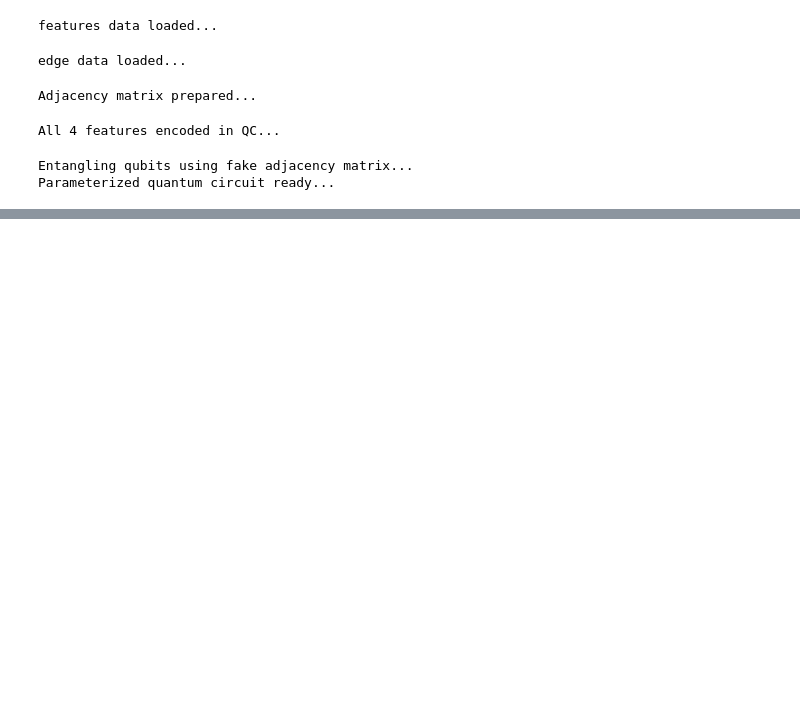
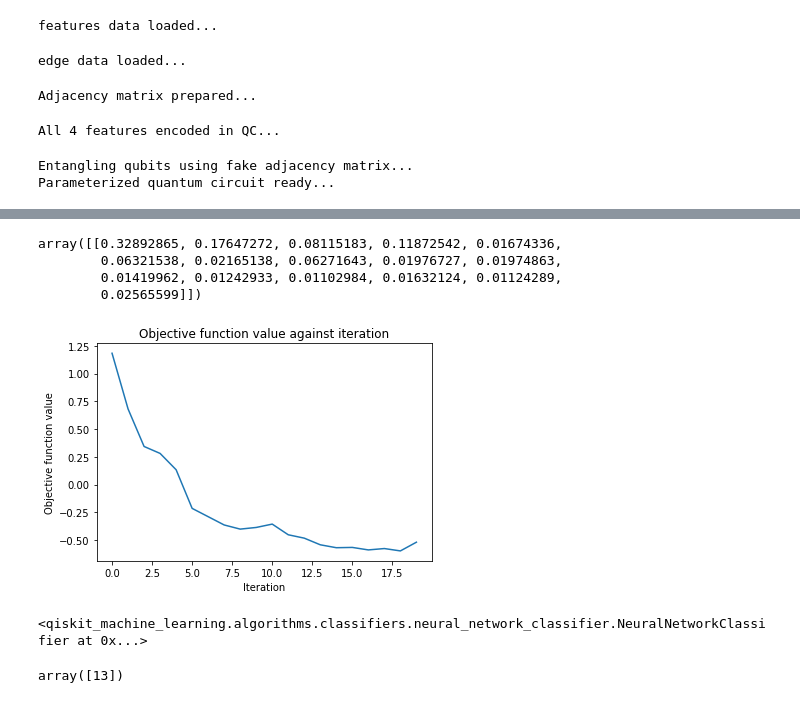
Before and after one commit to jihwanoh123/particle_trajectory, a Jupyter notebook: Design_sample.ipynb, the cells around one changed output, grey strips where cells are left out. Saved outputs shown, nothing was run; the diff lists cells and outputs as text; code cells hidden in the pictures; blank space fills up the shorter version.

Commit message:
Run well( with wrong y shape)

```diff
--- a/Design_sample.ipynb
+++ b/Design_sample.ipynb
@@ -141,12 +144,12 @@ Parameterized quantum circuit ready...
 # %%
 # Add measurement operations based on adjacency matrix A
 #meas = QuantumCircuit(num_qubits, num_qubits)
-look = []
+look = [0 for _ in range(len(A))]
 for i in range(len(A)):
     for j in range(i + 1, len(A)):
         if A[i][j] == 1:
-            look.append(i*4)
-#meas.measure_all()
-#full_circuit = qc.compose(meas, range(num_qubits))
-len(look)
+            look[j]=1
+#Edge info is collected in look
+#Would like to compare it with QNN output
+look
 # %% [output]
@@ -177,21 +166,63 @@ sampler_qnn = SamplerQNN(
+# %%
+#Implement quantum neural network
+from qiskit_machine_learning.neural_networks import SamplerQNN, EstimatorQNN
+def custom_interpret(x):
+    binary_str="{:b}".format(x)
+    slice_length = len(binary_str) // Nv
+    results = 0
+    for i in range(Nv):
+        s, e = i * slice_length, (i + 1) * slice_length
+        #Chop up the binary string into Nv pieces
+        slice_binary = binary_str[s:e]
+        #Collect information for each piece
+        parity = slice_binary.count("1") % 2
+        #Form an integer using the bits
+        results+=(parity*2**i)
+    return results
+# construct QNN
+sampler_qnn = SamplerQNN(
+    circuit=qc,
+    input_params=feature,
+    weight_params=ansatz,
+    interpret = custom_interpret,
+    #Output shape is 2^(number of qubits)
+    output_shape = 2**Nv
+)
+# %%
+#Test if the above works.
+inp=np.random.random(size=(16,))
+wts = np.random.random(size=(4,))
+sampler_qnn.forward(input_data=inp, weights=wts)
+# %% [output]
+array([[0.32892865, 0.17647272, 0.08115183, 0.11872542, 0.01674336,
+        0.06321538, 0.02165138, 0.06271643, 0.01976727, 0.01974863,
+        0.01419962, 0.01242933, 0.01102984, 0.01632124, 0.01124289,
+        0.02565599]])
 # %%
 # Callback function to plot the loss
+from IPython.display import clear_output
+objective_func_vals = []
 def callback_graph(weights, obj_func_eval):
     clear_output(wait=True)
     objective_func_vals.append(obj_func_eval)
     plt.title("Objective function value against iteration")
     plt.xlabel("Iteration")
     plt.ylabel("Objective function value")
     plt.plot(range(len(objective_func_vals)), objective_func_vals)
     plt.show()
 # Create a neural network classifier
 sampler_classifier = NeuralNetworkClassifier(
-    neural_network=sampler_qnn,optimizer=COBYLA(),
+    neural_network=sampler_qnn,optimizer=COBYLA(maxiter=20),
     loss='cross_entropy',callback=callback_graph)
 # Prepare data for training (quantum circuits and labels)
 y = load_raw('event000001000_g000.npz','y')
-# For now, only look at first 10 edges.
-Y = y[:8]  # True edge labels of dimension Ne=10
+# For now, only look at first 4 edges.
+Y = y[:16]  # True edge labels of dimension Ne=4
+#The above is supposed to be y[:4] to be consistent with
+#custom_interpret, but it gives error if set like that.
 flat_raw_data=raw_data.flatten()
 # Train the classifier using the encoded quantum circuits and labels
 sampler_classifier.fit(flat_raw_data, Y)
+# %% [output]
+[figure, added]
+<qiskit_machine_learning.algorithms.classifiers.neural_network_classifier.NeuralNetworkClassifier at 0x...>
@@ -200,6 +229,6 @@ print(len(flat_raw_data),len(feature),len(ansatz),output_shape)
 # %%
-# return to default figsize
-plt.rcParams["figure.figsize"] = (6, 4)
-
-# score classifier
-estimator_classifier.score(X, y)
+# It's supposed to produce something like
+# look=[0,1,1,1]
+sampler_classifier.predict(flat_raw_data)
+# %% [output]
+array([13])
```
Also changed, not shown: parts of 7 cells of this notebook.
